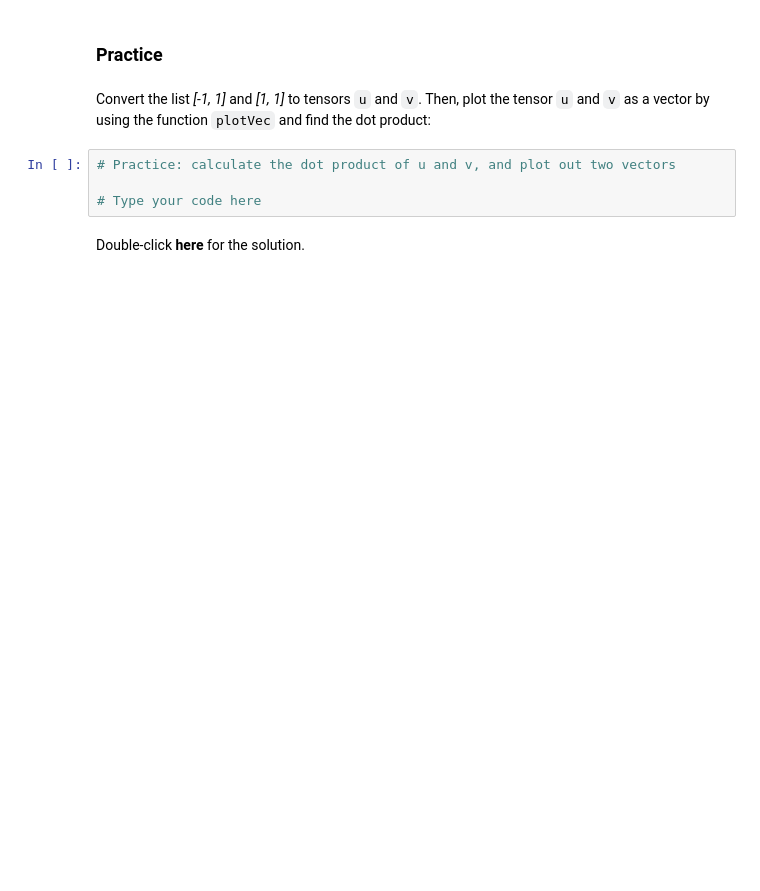
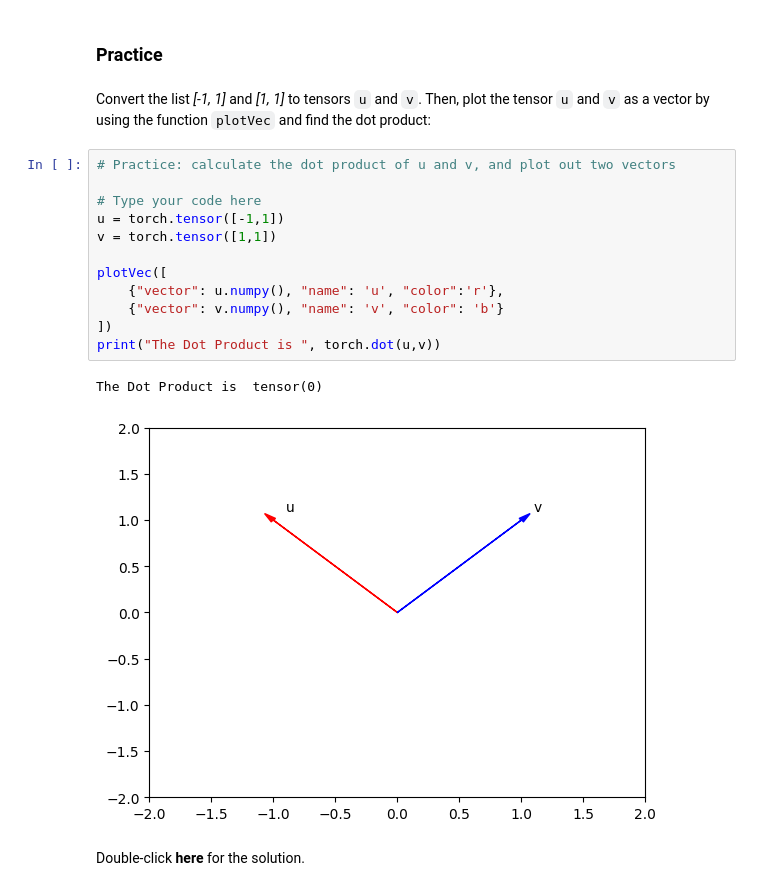
Before and after one commit to Rohit-03-19/DATA-SCIENCE, a Jupyter notebook: Learnings/NN with Pytorch/1 1_1Dtensors_v2.ipynb, the cells around one changed output. Saved outputs shown, nothing was run; the diff lists cells and outputs as text; blank space fills up the shorter version.

```diff
--- a/Learnings/NN with Pytorch/1 1_1Dtensors_v2.ipynb
+++ b/Learnings/NN with Pytorch/1 1_1Dtensors_v2.ipynb
@@ -767,7 +781,18 @@ Convert the list <i>[-1, 1]</i> and <i>[1, 1]</i> to tensors <code>u</code> and
 # %%
 # Practice: calculate the dot product of u and v, and plot out two vectors
 
 # Type your code here
+u = torch.tensor([-1,1])
+v = torch.tensor([1,1])
+
+plotVec([
+    {"vector": u.numpy(), "name": 'u', "color":'r'},
+    {"vector": v.numpy(), "name": 'v', "color": 'b'}
+])
+print("The Dot Product is ", torch.dot(u,v))
+# %% [output]
+The Dot Product is  tensor(0)
+[figure, added]
 # %% [markdown]
 Double-click <b>here</b> for the solution.
 <!--
```
Also changed, not shown: parts of 7 cells of this notebook, 3 other files.
